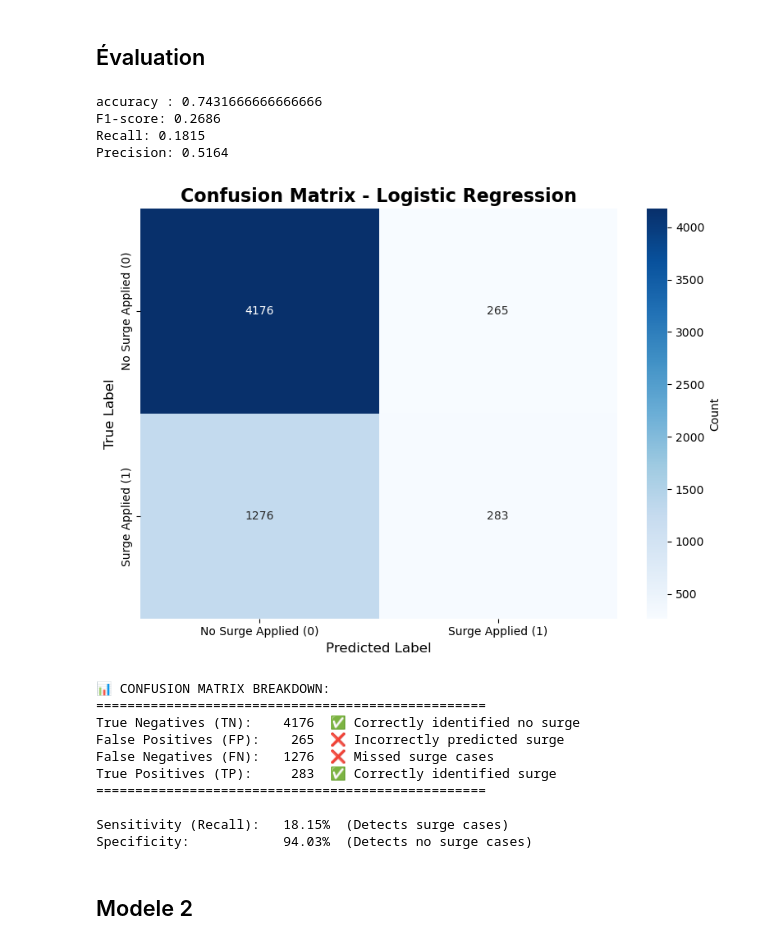
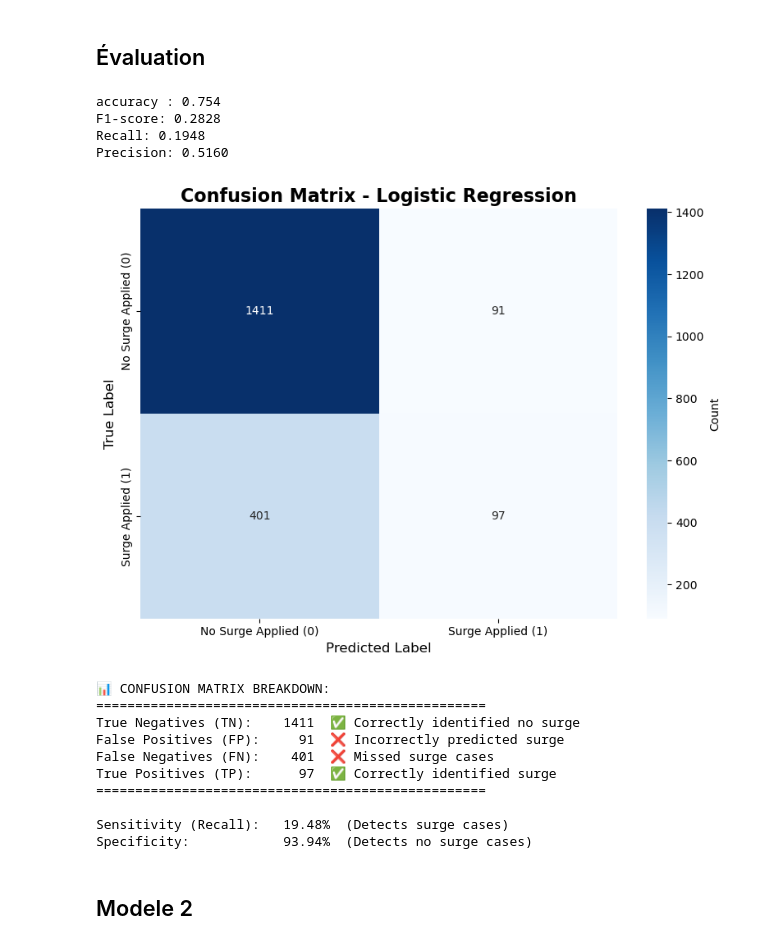
Before and after one commit to Hafaiedh-Habib/Machine-Learning-Project, a Jupyter notebook: Projet.ipynb, the cells around one changed output. Cells and saved outputs as stored; diff of their text form; code cells hidden in the pictures.

```diff
--- a/Projet.ipynb
+++ b/Projet.ipynb
@@ -560,7 +560,7 @@ dtype: float64
 # Séparer les features numériques et la cible
 # On retire 'tip' car il fait partie de total_fare (éviter le data leakage)
 features = ['trip_duration', 'distance_traveled', 'num_of_passengers']
-df_sample = df.sample(n=30000, random_state=42)
+df_sample = df.sample(n=10000, random_state=42)
 X = df_sample[features]
 y = df_sample['total_fare']
 
@@ -1168,74 +1168,74 @@ X_train, X_test, y_train, y_test = train_test_split(x, y, train_size=0.8 , rando
 # %%
 from sklearn.linear_model import LogisticRegression
 # %%
-logmodel = LogisticRegression(max_iter=1000)
-logmodel.fit(X_test,y_test)
+model1 = LogisticRegression(max_iter=1000)
+model1.fit(X_train, y_train)
 # %% [output]
 LogisticRegression(max_iter=1000)
 # %%
-predictions = logmodel.predict(X_test)
+pred1 = model1.predict(X_test)
 # %% [markdown]
 ## Évaluation
 # %%
 from sklearn.metrics import accuracy_score, precision_score, recall_score, f1_score
 # %%
 print(
-f'accuracy : {accuracy_score(y_test, predictions)}\n'
-f"F1-score: {f1_score(y_test, predictions):.4f}\n"
-f"Recall: {recall_score(y_test, predictions):.4f}\n"
-f"Precision: { precision_score(y_test, predictions):.4f}\n"
+f'accuracy : {accuracy_score(y_test, pred1)}\n'
+f"F1-score: {f1_score(y_test, pred1):.4f}\n"
+f"Recall: {recall_score(y_test, pred1):.4f}\n"
+f"Precision: { precision_score(y_test, pred1):.4f}\n"
 )
 # %% [output]
-accuracy : 0.7431666666666666
-F1-score: 0.2686
-Recall: 0.1815
-Precision: 0.5164
+accuracy : 0.754
+F1-score: 0.2828
+Recall: 0.1948
+Precision: 0.5160
 # %%
 from sklearn.metrics import confusion_matrix
 # %%
 # Calculer la matrice de confusion
-cm = confusion_matrix(y_test, predictions)
+cm = confusion_matrix(y_test, pred1)
 
 # Créer la visualisation
 plt.figure(figsize=(8, 6))
 sns.heatmap(cm, annot=True, fmt='d', cmap='Blues',
             xticklabels=['No Surge Applied (0)', 'Surge Applied (1)'],
             yticklabels=['No Surge Applied (0)', 'Surge Applied (1)'],
             cbar_kws={'label': 'Count'})
 
 plt.title('Confusion Matrix - Logistic Regression', fontsize=16, fontweight='bold')
 plt.xlabel('Predicted Label', fontsize=12)
 plt.ylabel('True Label', fontsize=12)
 plt.tight_layout()
 plt.show()
 
 # Afficher les métriques
 print("\n📊 CONFUSION MATRIX BREAKDOWN:")
 print("="*50)
 tn, fp, fn, tp = cm.ravel()
 print(f"True Negatives (TN):   {tn:5d}  ✅ Correctly identified no surge")
 print(f"False Positives (FP):  {fp:5d}  ❌ Incorrectly predicted surge")
 print(f"False Negatives (FN):  {fn:5d}  ❌ Missed surge cases")
 print(f"True Positives (TP):   {tp:5d}  ✅ Correctly identified surge")
 print("="*50)
 
 # Calculer les taux
 sensitivity = tp / (tp + fn) if (tp + fn) > 0 else 0
 specificity = tn / (tn + fp) if (tn + fp) > 0 else 0
 print(f"\nSensitivity (Recall):   {sensitivity:.2%}  (Detects surge cases)")
 print(f"Specificity:            {specificity:.2%}  (Detects no surge cases)")
 # %% [output]
-[figure, old version]
+[figure, new version]
 📊 CONFUSION MATRIX BREAKDOWN:
 ==================================================
-True Negatives (TN):    4176  ✅ Correctly identified no surge
-False Positives (FP):    265  ❌ Incorrectly predicted surge
-False Negatives (FN):   1276  ❌ Missed surge cases
-True Positives (TP):     283  ✅ Correctly identified surge
+True Negatives (TN):    1411  ✅ Correctly identified no surge
+False Positives (FP):     91  ❌ Incorrectly predicted surge
+False Negatives (FN):    401  ❌ Missed surge cases
+True Positives (TP):      97  ✅ Correctly identified surge
 ==================================================
 
-Sensitivity (Recall):   18.15%  (Detects surge cases)
-Specificity:            94.03%  (Detects no surge cases)
+Sensitivity (Recall):   19.48%  (Detects surge cases)
+Specificity:            93.94%  (Detects no surge cases)
 # %% [markdown]
 ## Modele 2
 # %%
```
Also changed, not shown: parts of 41 cells of this notebook.
